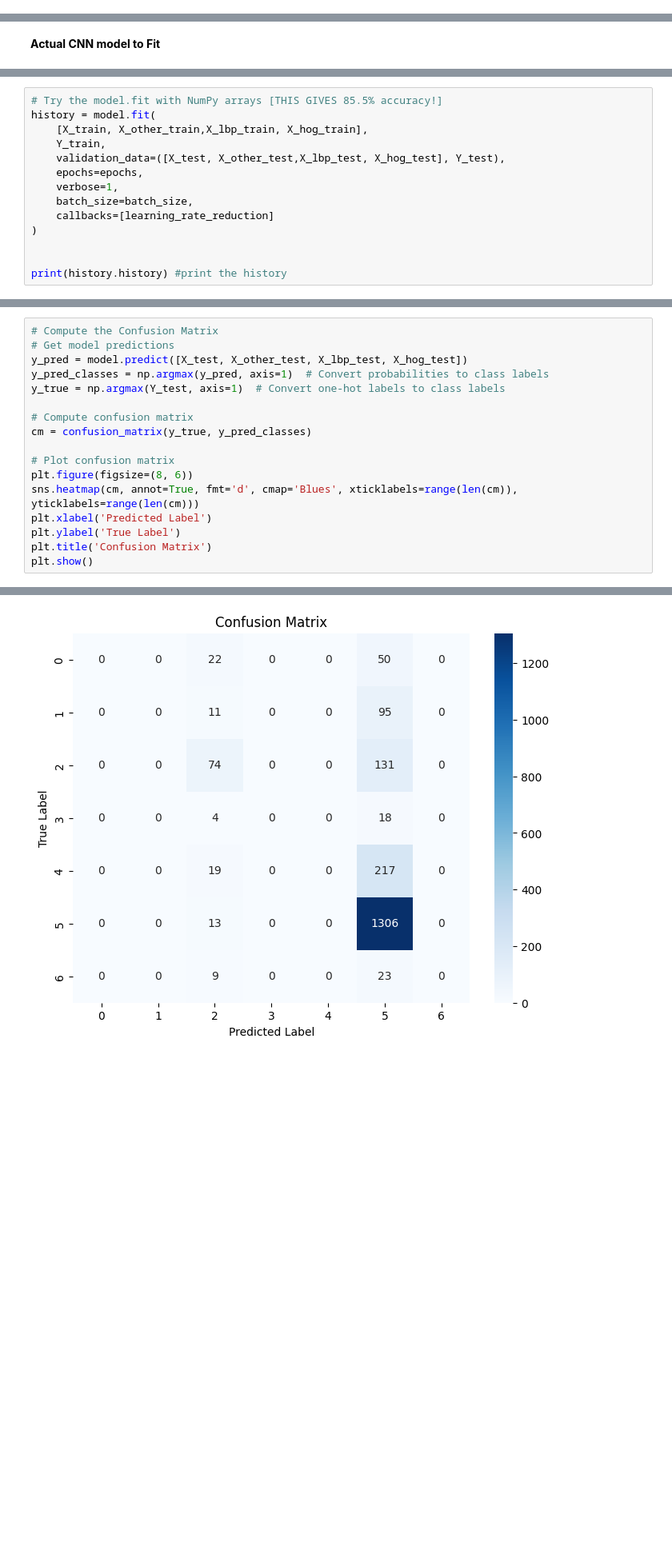
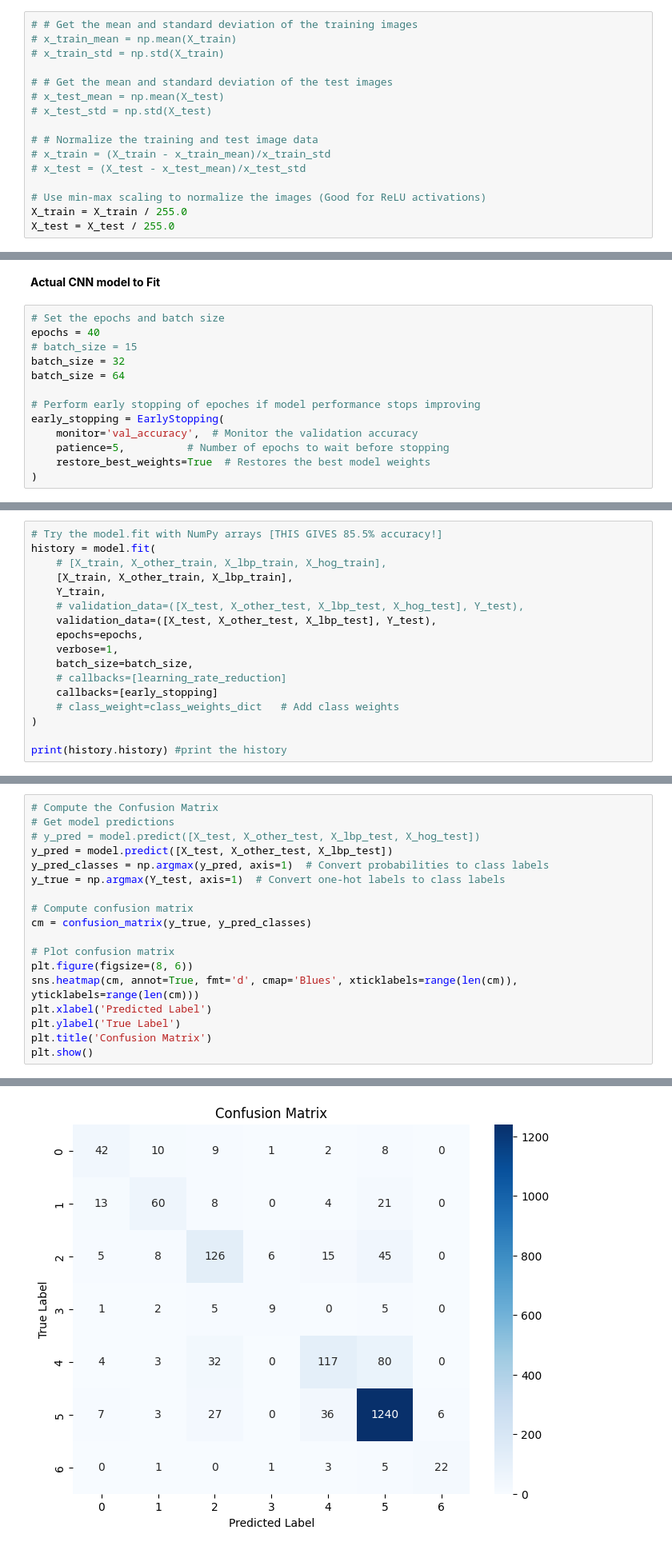
Before and after one commit to ConnieLam8/Skin-Cancer-AI, a Jupyter notebook: skin_cancer_detection.ipynb, the cells around one changed output, grey strips where cells are left out. Shown: that part at 80% size. Drawn from its saved outputs; the diff is of its cells as text; blank space fills up the shorter version.

Commit message:
Tuned the model for best parameters and added extra images of the rotated existing ones. Totals 50,000 trainable images

```diff
--- a/skin_cancer_detection.ipynb
+++ b/skin_cancer_detection.ipynb
@@ -433,3 +465,19 @@ Testing the Commented Out Below
+# %%
+# # Get the mean and standard deviation of the training images
+# x_train_mean = np.mean(X_train)
+# x_train_std = np.std(X_train)
+
+# # Get the mean and standard deviation of the test images
+# x_test_mean = np.mean(X_test)
+# x_test_std = np.std(X_test)
+
+# # Normalize the training and test image data
+# x_train = (X_train - x_train_mean)/x_train_std
+# x_test = (X_test - x_test_mean)/x_test_std
+
+# Use min-max scaling to normalize the images (Good for ReLU activations)
+X_train = X_train / 255.0
+X_test = X_test / 255.0
 # %% [markdown]
 Create the CNN Model
 # %%
@@ -686,3 +734,16 @@ Ignore Below Commented Out - Testing Data Augmentation Model Fit
 # )
 # %% [markdown]
 **Actual CNN model to Fit**
+# %%
+# Set the epochs and batch size
+epochs = 40
+# batch_size = 15
+batch_size = 32
+batch_size = 64
+
+# Perform early stopping of epoches if model performance stops improving
+early_stopping = EarlyStopping(
+    monitor='val_accuracy',  # Monitor the validation accuracy
+    patience=5,          # Number of epochs to wait before stopping
+    restore_best_weights=True  # Restores the best model weights
+)
@@ -689,15 +760,18 @@ Ignore Below Commented Out - Testing Data Augmentation Model Fit
 # %%
 # Try the model.fit with NumPy arrays [THIS GIVES 85.5% accuracy!]
 history = model.fit(
-    [X_train, X_other_train,X_lbp_train, X_hog_train],
+    # [X_train, X_other_train, X_lbp_train, X_hog_train],
+    [X_train, X_other_train, X_lbp_train],
     Y_train,
-    validation_data=([X_test, X_other_test,X_lbp_test, X_hog_test], Y_test),
+    # validation_data=([X_test, X_other_test, X_lbp_test, X_hog_test], Y_test),
+    validation_data=([X_test, X_other_test, X_lbp_test], Y_test),
     epochs=epochs,
     verbose=1,
     batch_size=batch_size,
-    callbacks=[learning_rate_reduction]
+    # callbacks=[learning_rate_reduction]
+    callbacks=[early_stopping]
+    # class_weight=class_weights_dict   # Add class weights
 )
 
-
 print(history.history) #print the history
 # %% [output]
@@ -755,7 +886,8 @@ Test Accuracy: 0.6928, Test Loss: 0.8227
 # %%
 # Compute the Confusion Matrix
 # Get model predictions
-y_pred = model.predict([X_test, X_other_test, X_lbp_test, X_hog_test])
+# y_pred = model.predict([X_test, X_other_test, X_lbp_test, X_hog_test])
+y_pred = model.predict([X_test, X_other_test, X_lbp_test])
 y_pred_classes = np.argmax(y_pred, axis=1)  # Convert probabilities to class labels
 y_true = np.argmax(Y_test, axis=1)  # Convert one-hot labels to class labels
 
@@ -774 +906 @@ plt.show()
-[figure, old version]
+[figure, new version]
```
Also changed, not shown: parts of 32 cells of this notebook, 38 other files.
